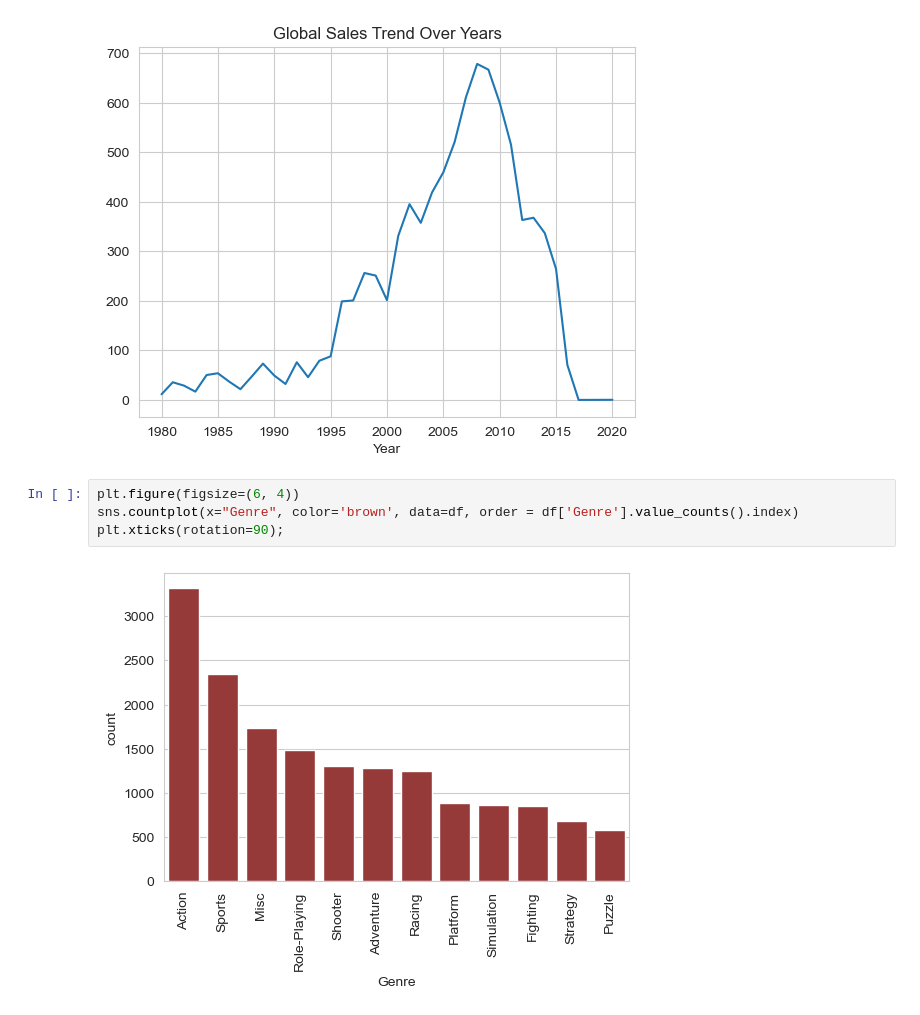
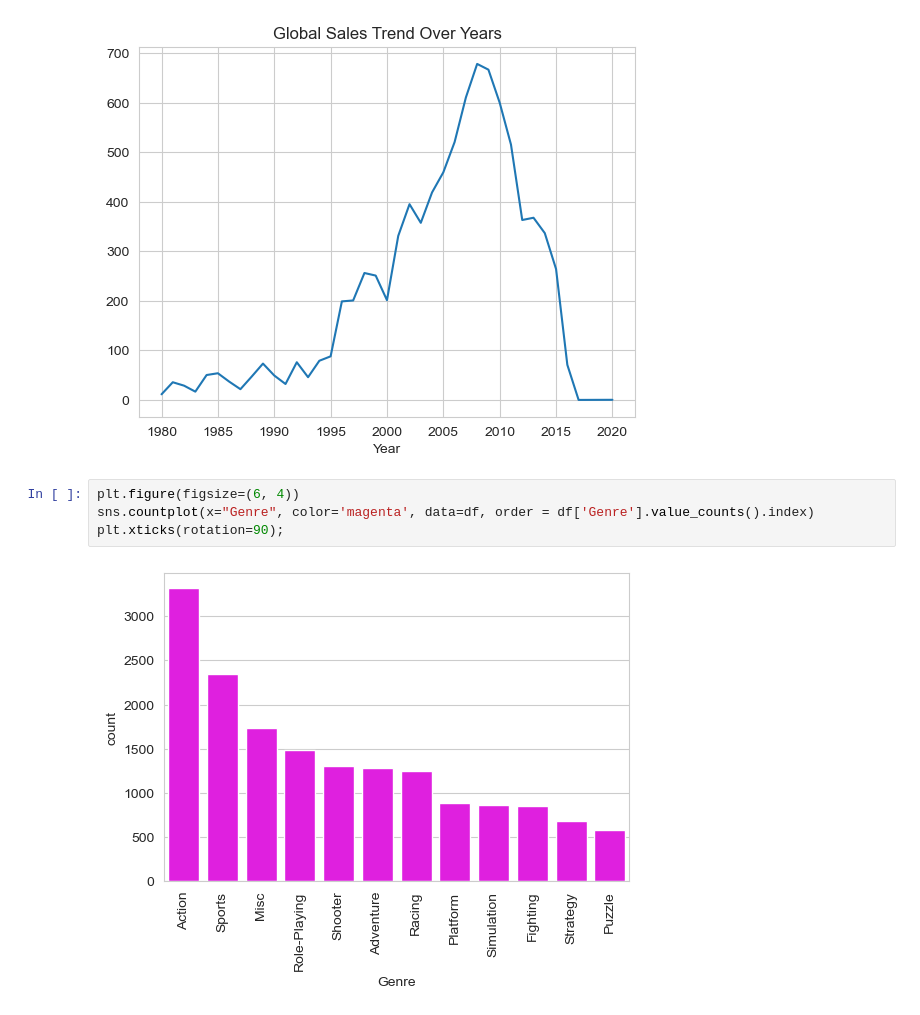
Before and after one commit to joshzireva/Data-Analysis-for-Game-Sales.-, a Jupyter notebook: Game_Sales.ipynb, the cells around one changed output. Drawn from its saved outputs; the diff is of its cells as text.

```diff
--- a/Game_Sales.ipynb
+++ b/Game_Sales.ipynb
@@ -133,7 +133,7 @@ df.groupby('Year')['Global_Sales'].sum().plot(kind='line', title='Global Sales T
 [figure]
 # %%
 plt.figure(figsize=(6, 4))
-sns.countplot(x="Genre", color='brown', data=df, order = df['Genre'].value_counts().index)
+sns.countplot(x="Genre", color='magenta', data=df, order = df['Genre'].value_counts().index)
 plt.xticks(rotation=90);
 # %% [output]
-[figure, old version]
+[figure, new version]
```
Also changed, not shown: parts of 4 cells of this notebook.
